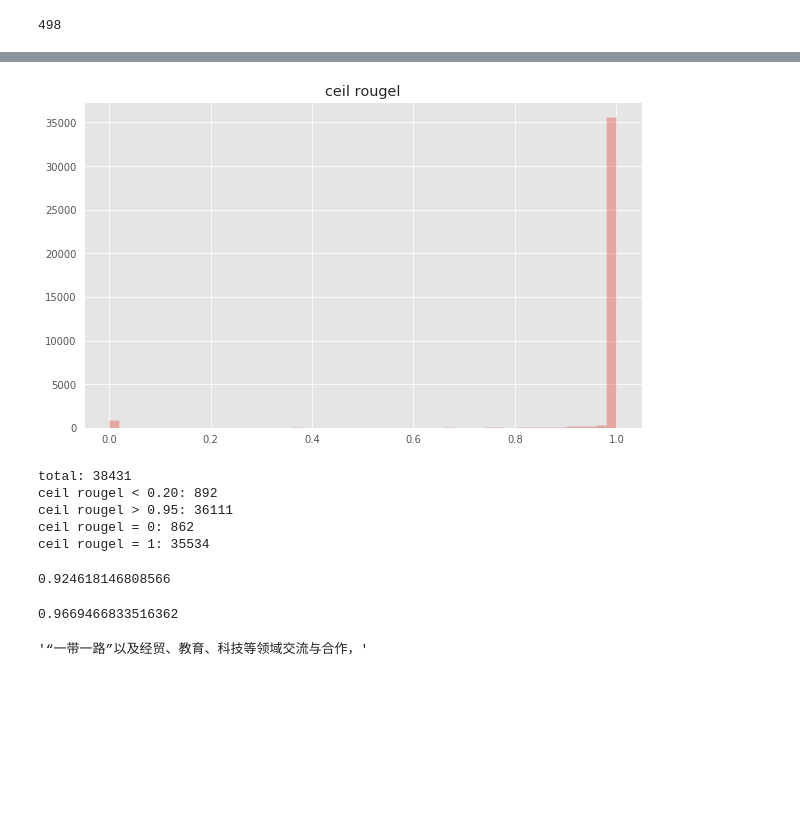
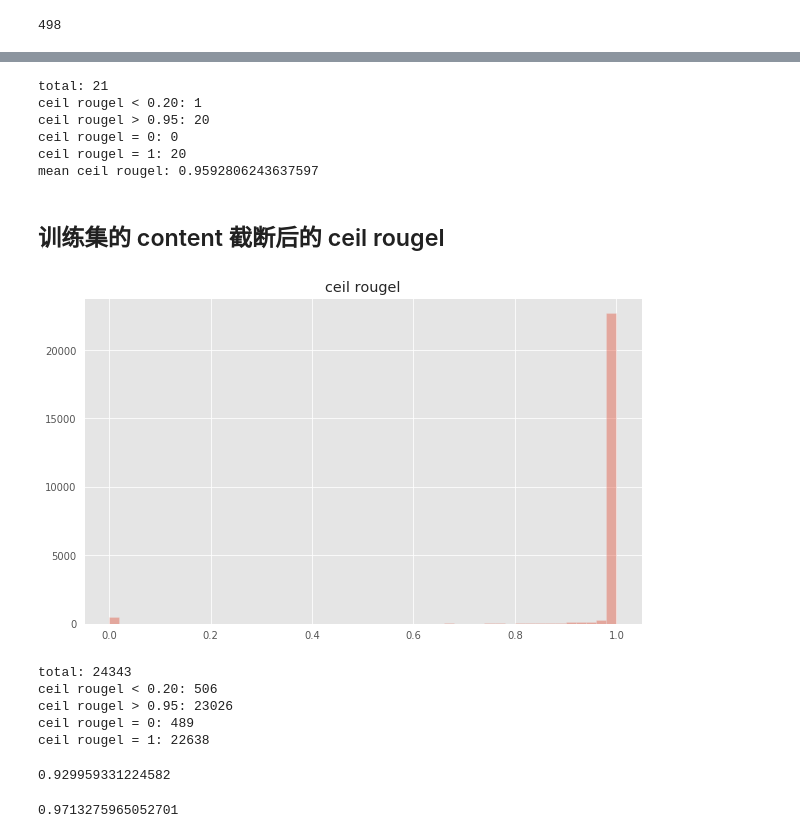
Before and after one commit to SunnyMarkLiu/les-military-mrc-rank7, a Jupyter notebook: notebooks/生成的数据集 ceil rouge 统计.ipynb, the cells around one changed output, grey strips where cells are left out. Cells and saved outputs as stored; diff of their text form; code cells hidden in the pictures; blank space fills up the shorter version.

```diff
--- a/notebooks/生成的数据集 ceil rouge 统计.ipynb
+++ b/notebooks/生成的数据集 ceil rouge 统计.ipynb
@@ -139,0 +140,8 @@ with open('cleaned_bad_case_samples.json', 'w', encoding='utf8') as f:
+# %%
+bad_case_rougel_samples = []
+with open('../preprocess/bad_case_out.json') as f:
+    for line in f:
+        sample = json.loads(line.strip())
+        bad_case_rougel_samples.append(sample['ceil_rougel'])
+
+bad_case_rougel_samples = np.array(bad_case_rougel_samples)
@@ -140,36 +155,53 @@ with open('cleaned_bad_case_samples.json', 'w', encoding='utf8') as f:
+# %%
+print('total:', bad_case_rougel_samples.shape[0])
+print('ceil rougel < 0.20:', bad_case_rougel_samples[bad_case_rougel_samples < 0.2].shape[0])
+print('ceil rougel > 0.95:', bad_case_rougel_samples[bad_case_rougel_samples > 0.95].shape[0])
+print('ceil rougel = 0:', bad_case_rougel_samples[bad_case_rougel_samples == 0].shape[0])
+print('ceil rougel = 1:', bad_case_rougel_samples[bad_case_rougel_samples == 1].shape[0])
+print('mean ceil rougel:', np.mean(bad_case_rougel_samples))
+# %% [output]
+total: 21
+ceil rougel < 0.20: 1
+ceil rougel > 0.95: 20
+ceil rougel = 0: 0
+ceil rougel = 1: 20
+mean ceil rougel: 0.9592806243637597
+# %% [markdown]
+## 训练集的 content 截断后的 ceil rougel
+# %%
+max_content_len = 1000
 # %%
-ceil_rougels = []
-
-with open('../input/mrc_dataset/trainset/sample_aug_train_round_0.json') as f:
+cuted_train_ceil_rougels = []
+with open('../input/mrc_dataset/train_max_content_len_{}.json'.format(max_content_len)) as f:
     for line in f:
         sample = json.loads(line.strip())
-        ceil_rougels.append(sample['ceil_rougel'])
+        cuted_train_ceil_rougels.append(sample['ceil_rougel'])
 # %%
-ceil_rougels = np.array(ceil_rougels)
+cuted_train_ceil_rougels = np.array(cuted_train_ceil_rougels)
 # %%
 plt.figure(figsize=(10, 6))
-sns.distplot(ceil_rougels, kde=False)
+sns.distplot(cuted_train_ceil_rougels, kde=False)
 plt.title('ceil rougel')
 plt.show()
 # %% [output]
-[figure, old version]
+[figure, new version]
 # %%
-print('total:', ceil_rougels.shape[0])
-print('ceil rougel < 0.20:', ceil_rougels[ceil_rougels < 0.2].shape[0])
-print('ceil rougel > 0.95:', ceil_rougels[ceil_rougels > 0.95].shape[0])
-print('ceil rougel = 0:', ceil_rougels[ceil_rougels == 0].shape[0])
-print('ceil rougel = 1:', ceil_rougels[ceil_rougels == 1].shape[0])
+print('total:', cuted_train_ceil_rougels.shape[0])
+print('ceil rougel < 0.20:', cuted_train_ceil_rougels[cuted_train_ceil_rougels < 0.2].shape[0])
+print('ceil rougel > 0.95:', cuted_train_ceil_rougels[cuted_train_ceil_rougels > 0.95].shape[0])
+print('ceil rougel = 0:', cuted_train_ceil_rougels[cuted_train_ceil_rougels == 0].shape[0])
+print('ceil rougel = 1:', cuted_train_ceil_rougels[cuted_train_ceil_rougels == 1].shape[0])
 # %% [output]
-total: 38431
-ceil rougel < 0.20: 892
-ceil rougel > 0.95: 36111
-ceil rougel = 0: 862
-ceil rougel = 1: 35534
+total: 24343
+ceil rougel < 0.20: 506
+ceil rougel > 0.95: 23026
+ceil rougel = 0: 489
+ceil rougel = 1: 22638
 # %%
-ceil_rougels[ceil_rougels == 1].shape[0] / ceil_rougels.shape[0]
+cuted_train_ceil_rougels[cuted_train_ceil_rougels == 1].shape[0] / cuted_train_ceil_rougels.shape[0]
 # %% [output]
-0.924618146808566
+0.929959331224582
 # %%
-np.mean(ceil_rougels)
+np.mean(cuted_train_ceil_rougels)
 # %% [output]
-0.9669466833516362
+0.9713275965052701
@@ -178,4 +207,0 @@ a="6月21日，中共中央政治局委员、中央政法委书记郭声琨在
-# %%
-a[208:233]
-# %% [output]
-'“一带一路”以及经贸、教育、科技等领域交流与合作，'
```
Also changed, not shown: parts of 6 cells of this notebook, 5 other files.
